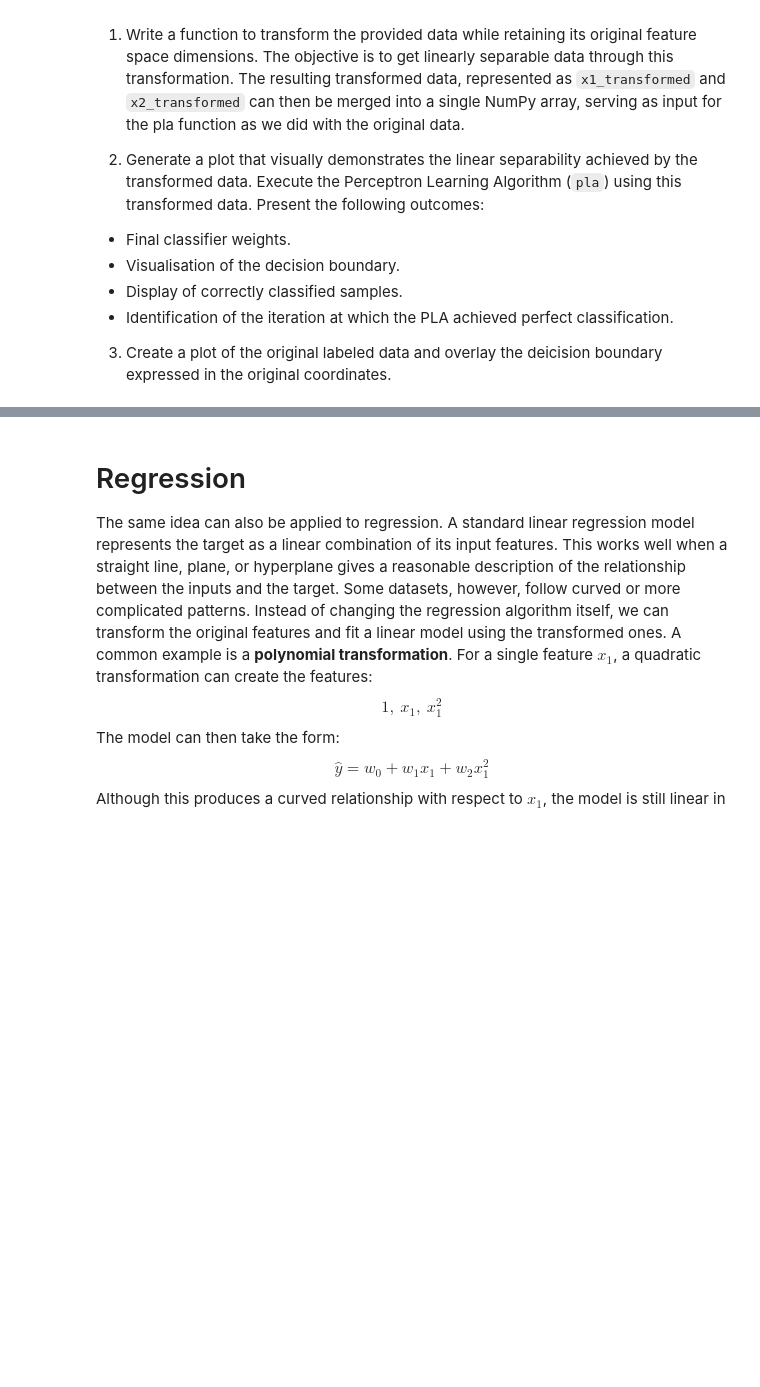
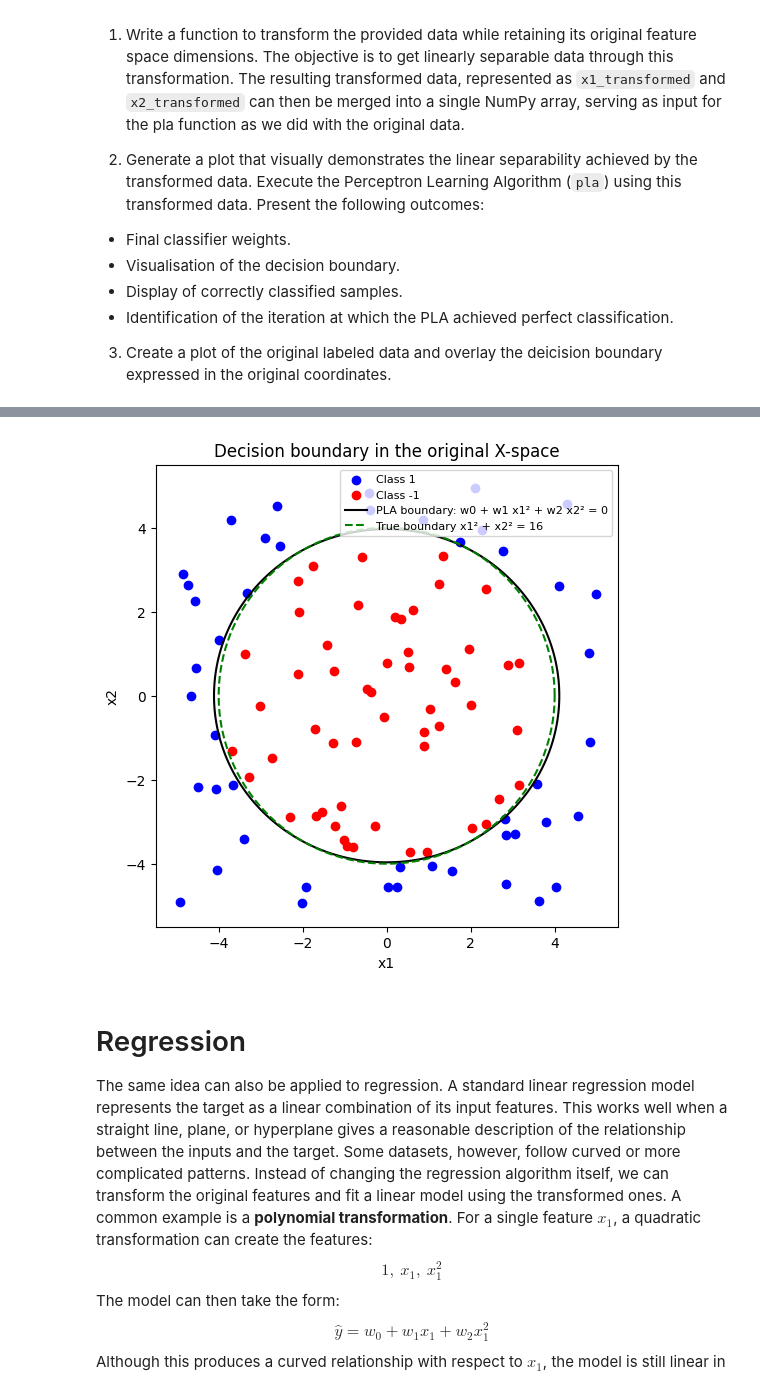
Before and after one commit to Marc0s-ikp/imperial_eee_machine_learning_course-main, a Jupyter notebook: 03_ML_NLFT.ipynb, the cells around one changed output, grey strips where cells are left out. Drawn from its saved outputs; the diff is of its cells as text; code cells hidden in the pictures; blank space fills up the shorter version.

```diff
--- a/03_ML_NLFT.ipynb
+++ b/03_ML_NLFT.ipynb
@@ -165,3 +231,22 @@ def pla(n_iter, X, y):
+# %%
+# Task 1 (continued)
+xx1, xx2 = np.meshgrid(np.linspace(-5.5, 5.5, 400), np.linspace(-5.5, 5.5, 400))
+F = W_z[0] + W_z[1] * xx1**2 + W_z[2] * xx2**2
+
+plt.figure(figsize=(6, 6))
+plt.scatter(x1[labels == 1], x2[labels == 1], c='b', label='Class 1')
+plt.scatter(x1[labels == -1], x2[labels == -1], c='r', label='Class -1')
+cs = plt.contour(xx1, xx2, F, levels=[0], colors='black')
+plt.plot([], [], 'k', label='PLA boundary: w0 + w1 x1² + w2 x2² = 0')
+theta = np.linspace(0, 2 * np.pi, 300)
+plt.plot(4 * np.cos(theta), 4 * np.sin(theta), 'g--', label='True boundary x1² + x2² = 16')
+plt.gca().set_aspect('equal')
+plt.xlabel('x1'); plt.ylabel('x2')
+plt.title('Decision boundary in the original X-space')
+plt.legend(loc='upper right', fontsize=8)
+plt.show()
+# %% [output]
+[figure, added]
 # %% [markdown]
 # Regression
 
```
Also changed, not shown: parts of 9 cells of this notebook.
